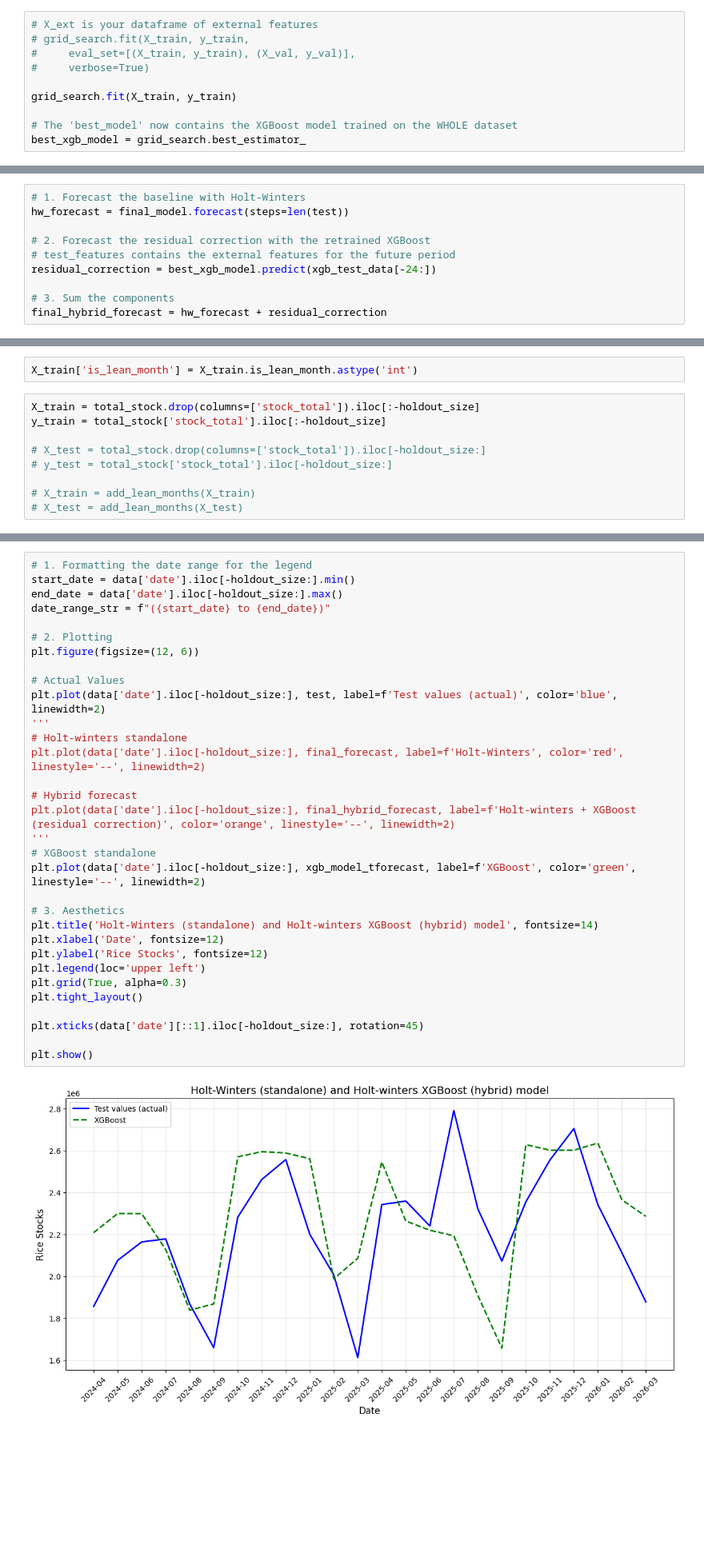
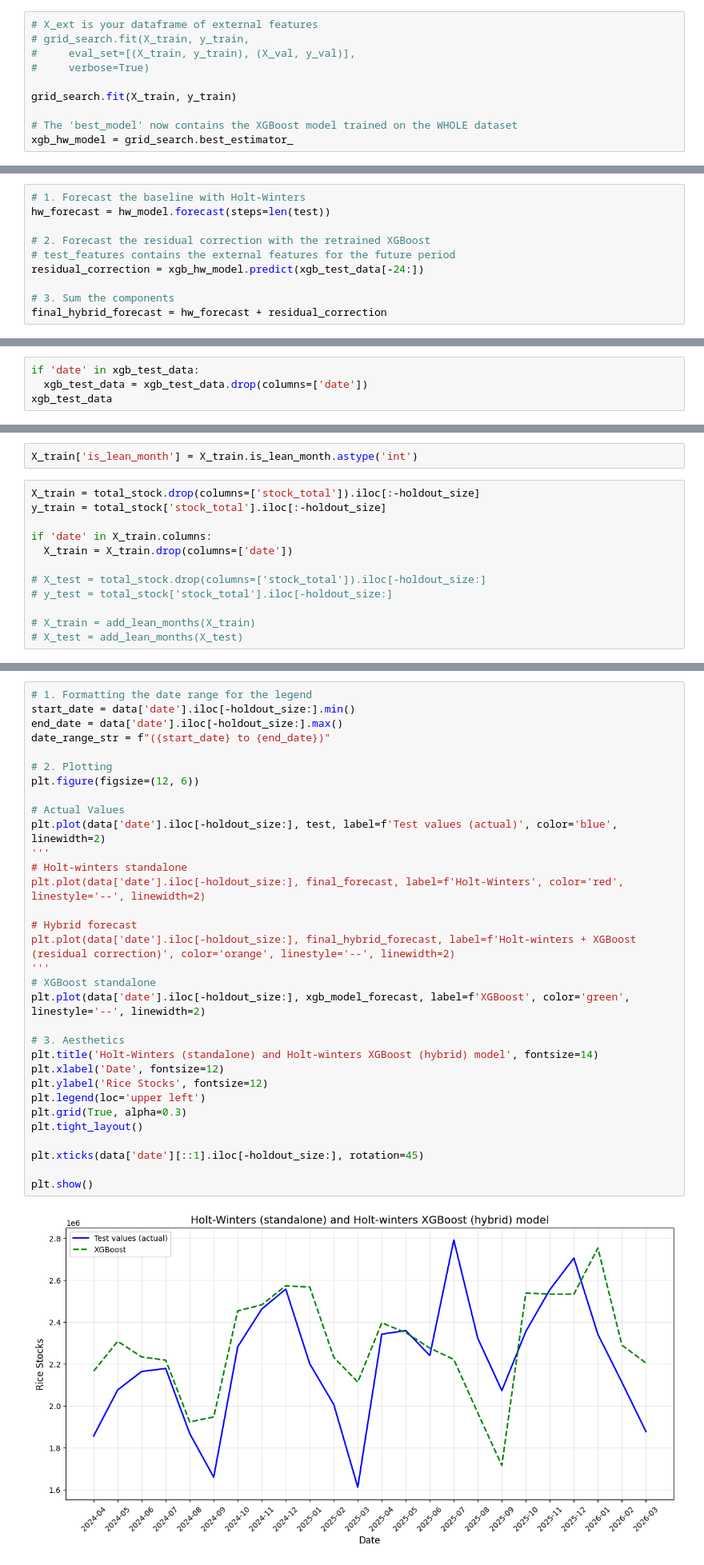
Before and after one commit to emmanresu/Thesis-Keras, a Jupyter notebook: rice_stocks.ipynb, the cells around one changed output, grey strips where cells are left out. Shown at 80% size. Cells and saved outputs as stored; diff of their text form; blank space fills up the shorter version.

```diff
--- a/rice_stocks.ipynb
+++ b/rice_stocks.ipynb
@@ -1351,7 +1454,7 @@ grid_search = GridSearchCV(
 grid_search.fit(X_train, y_train)
 
 # The 'best_model' now contains the XGBoost model trained on the WHOLE dataset
-best_xgb_model = grid_search.best_estimator_
+xgb_hw_model = grid_search.best_estimator_
 # %% [output]
 Parameters: { "early_stopping", "subsample:" } are not used.
 
@@ -1390,11 +1493,11 @@ xgb_test_data
 315 rows × 8 columns
 # %%
 # 1. Forecast the baseline with Holt-Winters
-hw_forecast = final_model.forecast(steps=len(test))
+hw_forecast = hw_model.forecast(steps=len(test))
 
 # 2. Forecast the residual correction with the retrained XGBoost
 # test_features contains the external features for the future period
-residual_correction = best_xgb_model.predict(xgb_test_data[-24:])
+residual_correction = xgb_hw_model.predict(xgb_test_data[-24:])
 
 # 3. Sum the components
 final_hybrid_forecast = hw_forecast + residual_correction
@@ -1423,0 +1506,4 @@ xgb_test_data
+# %%
+if 'date' in xgb_test_data:
+  xgb_test_data = xgb_test_data.drop(columns=['date'])
+xgb_test_data
@@ -1515,6 +1603,9 @@ X_train['is_lean_month'] = X_train.is_lean_month.astype('int')
 # %%
 X_train = total_stock.drop(columns=['stock_total']).iloc[:-holdout_size]
 y_train = total_stock['stock_total'].iloc[:-holdout_size]
+
+if 'date' in X_train.columns:
+  X_train = X_train.drop(columns=['date'])
 
 # X_test = total_stock.drop(columns=['stock_total']).iloc[-holdout_size:]
 # y_test = total_stock['stock_total'].iloc[-holdout_size:]
@@ -1604,33 +1693,33 @@ array([2208354.2, 2299066.2, 2298279.2, 2127925.8, 1838351.4, 1867545.2,
 start_date = data['date'].iloc[-holdout_size:].min()
 end_date = data['date'].iloc[-holdout_size:].max()
 date_range_str = f"({start_date} to {end_date})"
 
 # 2. Plotting
 plt.figure(figsize=(12, 6))
 
 # Actual Values
 plt.plot(data['date'].iloc[-holdout_size:], test, label=f'Test values (actual)', color='blue', linewidth=2)
 '''
 # Holt-winters standalone
 plt.plot(data['date'].iloc[-holdout_size:], final_forecast, label=f'Holt-Winters', color='red', linestyle='--', linewidth=2)
 
 # Hybrid forecast
 plt.plot(data['date'].iloc[-holdout_size:], final_hybrid_forecast, label=f'Holt-winters + XGBoost (residual correction)', color='orange', linestyle='--', linewidth=2)
 '''
 # XGBoost standalone
-plt.plot(data['date'].iloc[-holdout_size:], xgb_model_tforecast, label=f'XGBoost', color='green', linestyle='--', linewidth=2)
+plt.plot(data['date'].iloc[-holdout_size:], xgb_model_forecast, label=f'XGBoost', color='green', linestyle='--', linewidth=2)
 
 # 3. Aesthetics
 plt.title('Holt-Winters (standalone) and Holt-winters XGBoost (hybrid) model', fontsize=14)
 plt.xlabel('Date', fontsize=12)
 plt.ylabel('Rice Stocks', fontsize=12)
 plt.legend(loc='upper left')
 plt.grid(True, alpha=0.3)
 plt.tight_layout()
 
 plt.xticks(data['date'][::1].iloc[-holdout_size:], rotation=45)
 
 plt.show()
 # %% [output]
-[figure, old version]
+[figure, new version]
 # %%
```
Also changed, not shown: parts of 44 cells of this notebook.
